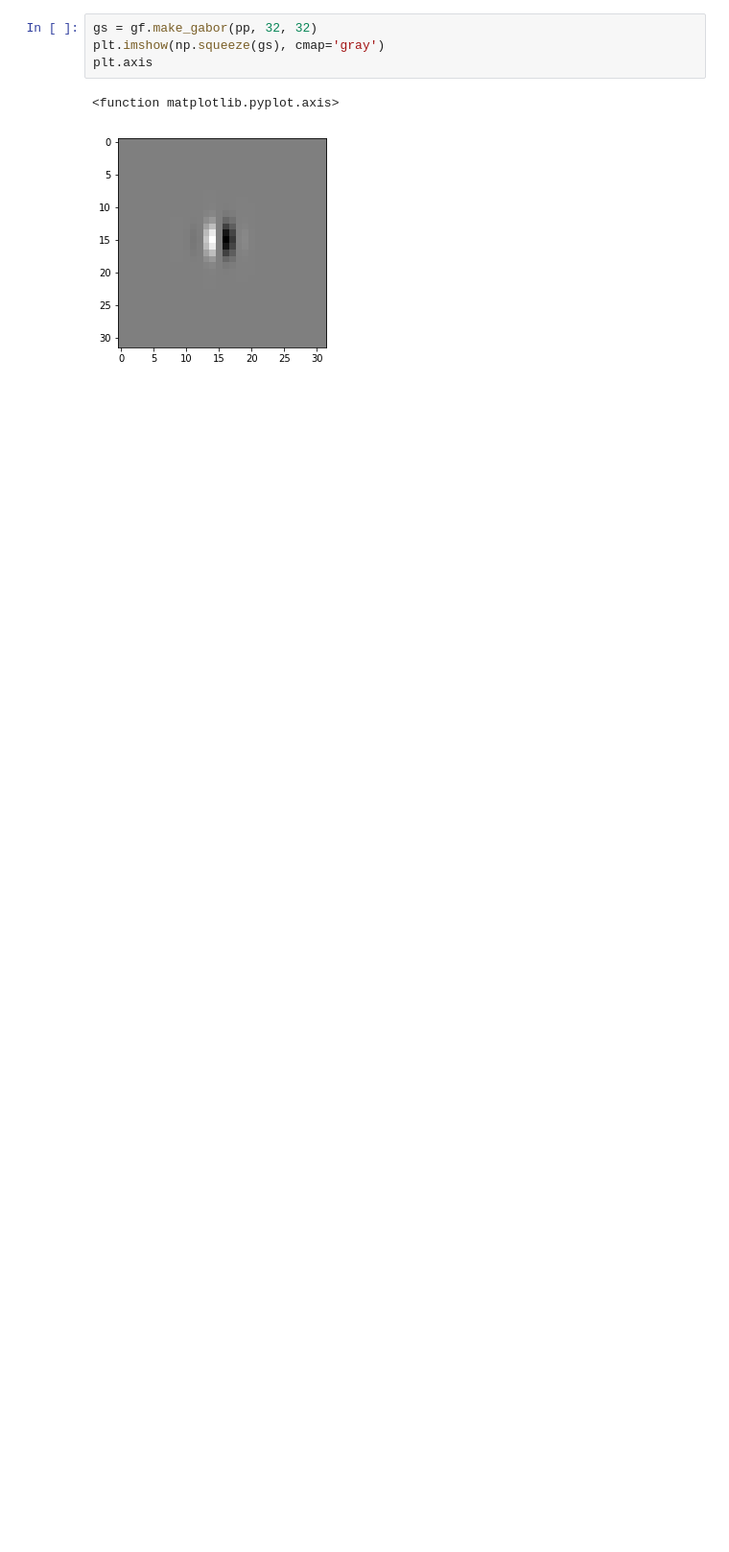
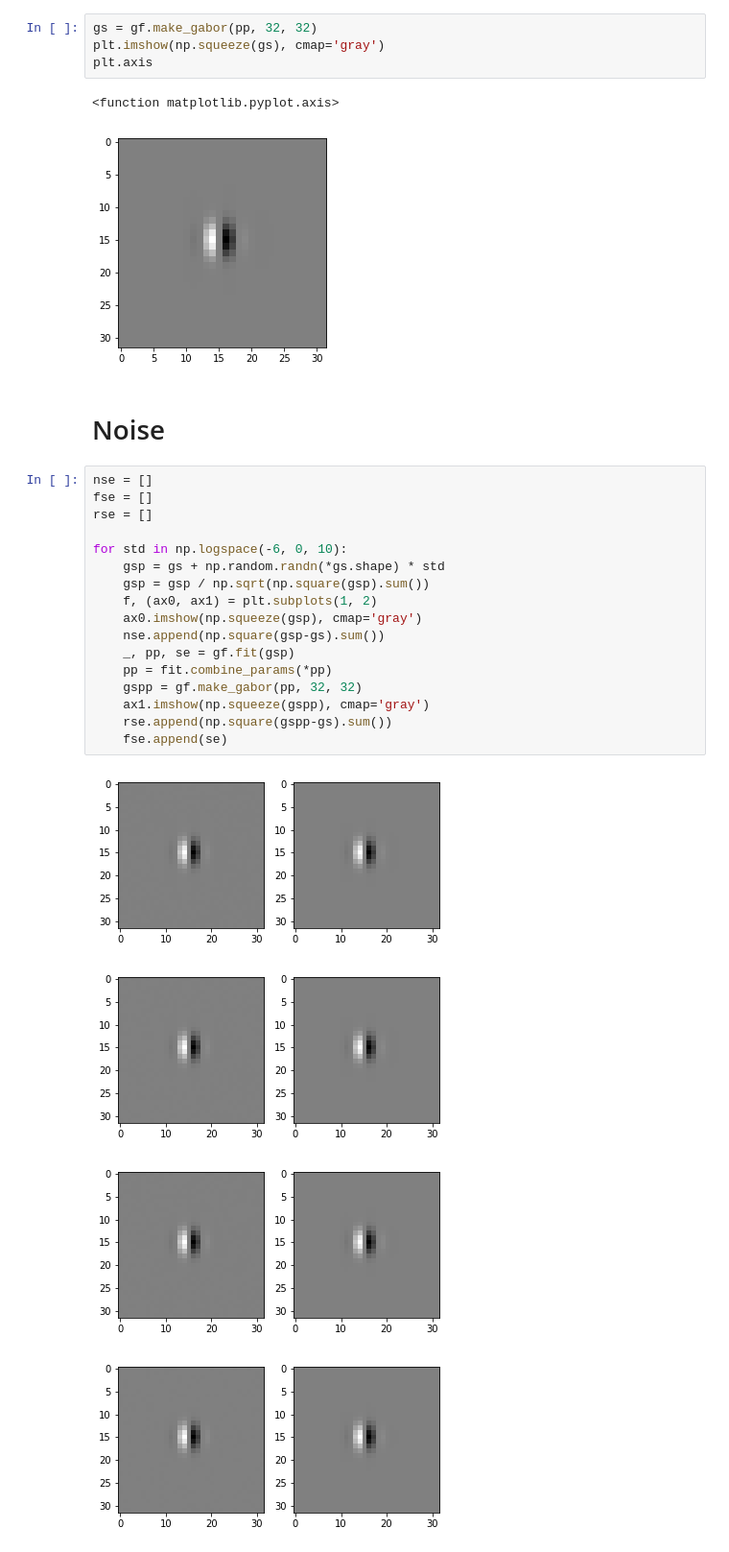
Before and after one commit to JesseLivezey/gabor_fit, a Jupyter notebook: notebooks/simple_usage.ipynb, the cells around one changed output. Shown at 96% size. Drawn from its saved outputs; the diff is of its cells as text; blank space fills up the shorter version.

```diff
--- a/notebooks/simple_usage.ipynb
+++ b/notebooks/simple_usage.ipynb
@@ -43,3 +43,27 @@ plt.axis
 # %% [output]
 <function matplotlib.pyplot.axis>
 [figure]
+# %% [markdown]
+# Noise
+# %%
+nse = []
+fse = []
+rse = []
+
+for std in np.logspace(-6, 0, 10):
+    gsp = gs + np.random.randn(*gs.shape) * std
+    gsp = gsp / np.sqrt(np.square(gsp).sum())
+    f, (ax0, ax1) = plt.subplots(1, 2)
+    ax0.imshow(np.squeeze(gsp), cmap='gray')
+    nse.append(np.square(gsp-gs).sum())
+    _, pp, se = gf.fit(gsp)
+    pp = fit.combine_params(*pp)
+    gspp = gf.make_gabor(pp, 32, 32)
+    ax1.imshow(np.squeeze(gspp), cmap='gray')
+    rse.append(np.square(gspp-gs).sum())
+    fse.append(se)
+# %% [output]
+[figure, added]
+[figure, added]
+[figure, added]
+[figure, added]
```
Also changed, not shown: parts of 4 cells of this notebook, 1 other file.
